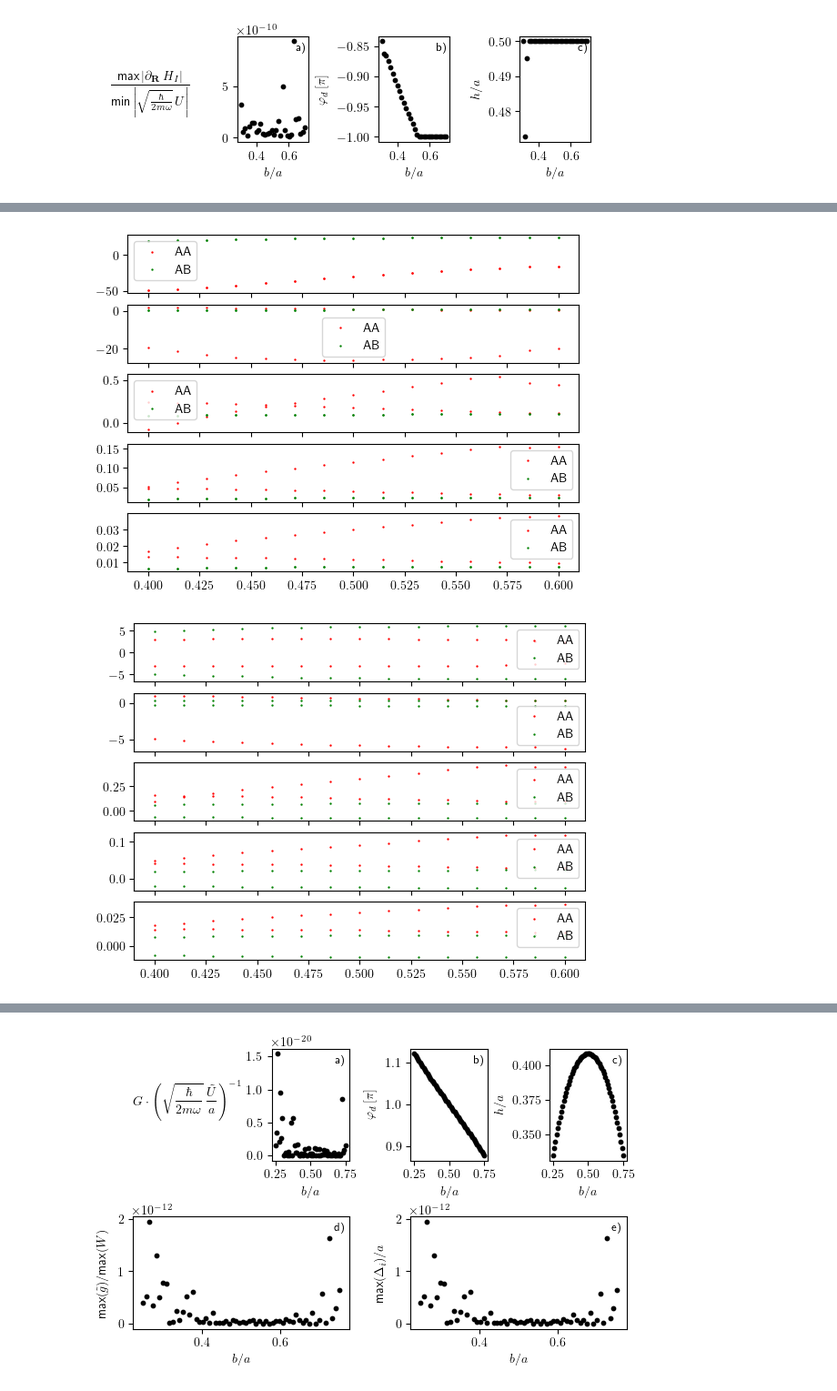
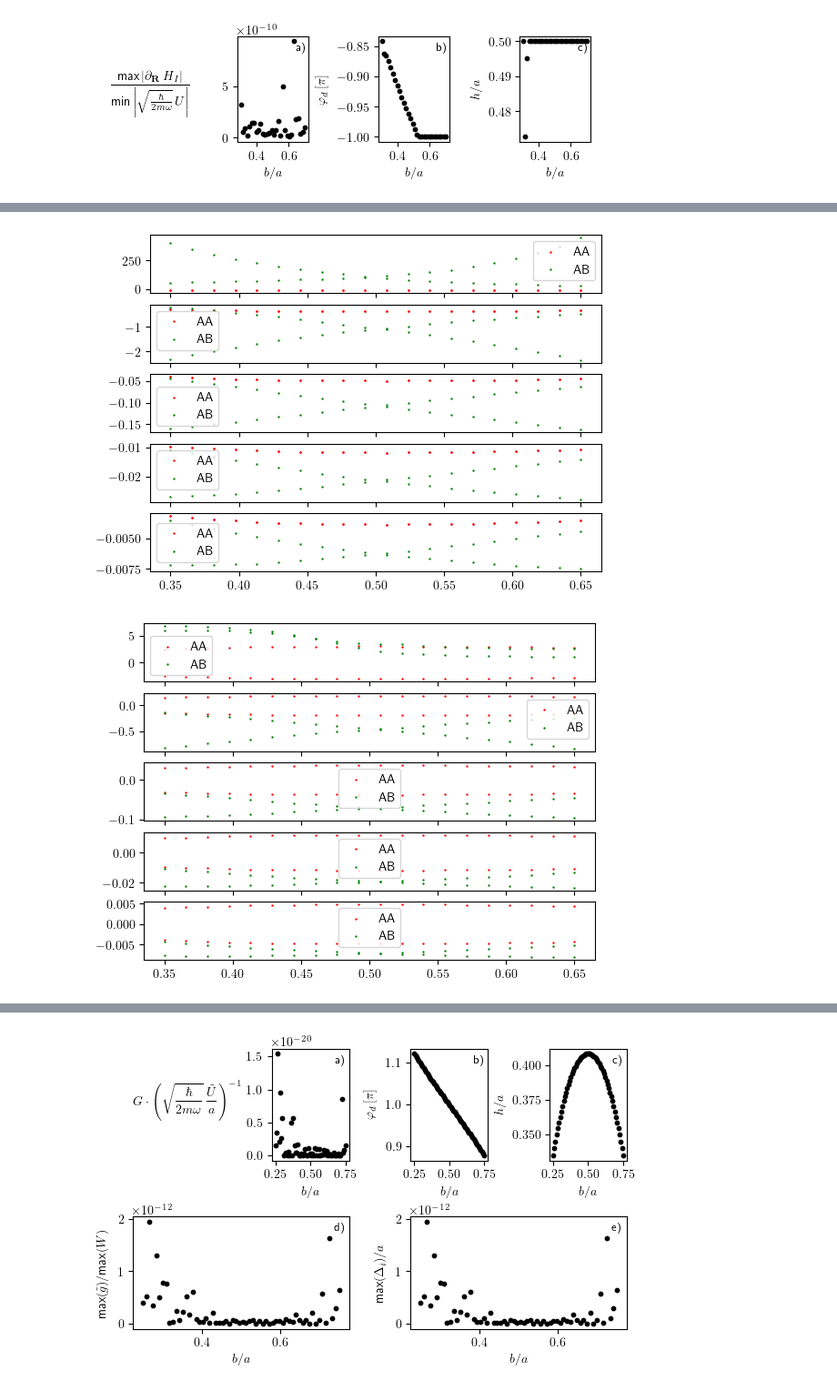
Before and after one commit to ChriGomm/master, a Jupyter notebook: numerics/interactions.ipynb, the cells around one changed output, grey strips where cells are left out. Shown at 91% size. Saved outputs shown, nothing was run; the diff lists cells and outputs as text; code cells hidden in the pictures.

```diff
--- a/numerics/interactions.ipynb
+++ b/numerics/interactions.ipynb
@@ -1783,6 +1968,7 @@ plt.show()
 # %%
-phis_plot = phis
-hs_plot = hs
+l =0
+phis_plot = opt_param[l][0]
+hs_plot = opt_param[l][1]
 setup = Setup_Fig(name_of_plot='lam2_anal_ml.png',fig_width=7,fig_height=4,xax_share=True,joined=True)
 fig = plt.figure(figsize=(setup.fig_width,setup.fig_height))
 fig.tight_layout()
@@ -1802,21 +1988,22 @@ pad = 7
 # b = np.linspace(0.3,0.7,N)
 for i in range(N):
 
+
     # dmat = hopping_Ham(b[i],hs[i],(m*w**2*r**2/V)[-1]/10**8,a,chain_length,lambda x, y: dip_derivative_full_vec(x, y),np.array([np.cos(phis[i]),np.sin(phis[i])]))
-    dmat = hopping_Ham(b[i],hs[i],0.01,a,chain_length,lambda x, y: dip_derivative_full_vec(x, y),np.array([np.cos(phis[i]),np.sin(phis[i])]))
+    dmat = hopping_Ham(b[i],hs_plot[i],Deltas[l],a,chain_length,lambda x, y: dip_derivative_full_vec(x, y),np.array([np.cos(phis_plot[i]),np.sin(phis_plot[i])]))
     # bdg = BdG_Ham(b[i],hs[i],(m*w**2*r**2/V)[-1]/10**8,a,chain_length,lambda x, y: dip_derivative_full_vec(x, y),np.array([np.cos(phis[i]),np.sin(phis[i])]))
     eig = np.linalg.eigvals(dmat)
     # ax1.scatter(b[i],np.max(np.abs(np.real(eig))),color='0',s=10)
 
 
-    beta = grad_long_range(b[i],hs[i],a,chain_length,nom_der1_vec,np.array([np.cos(phis[i]),np.sin(phis[i])]))
+    beta = grad_long_range(b[i],hs_plot[i],a,chain_length,nom_der1_vec,np.array([np.cos(phis_plot[i]),np.sin(phis_plot[i])]))
     dis = np.linalg.solve(dmat,beta)
     h_new = beta-dmat@dis
     # ax3[1].scatter(b[i],np.max(h_new),color='0',s=10)
     # ax3[1].scatter(b[i]*np.ones(chain_length),beta,color='0',s=30)
     ax1.scatter(b[i],np.max(h_new)/(np.min(np.where(dmat==0,np.inf,np.abs(dmat)))*3/1000),color='0',s=10)
     # ax6.scatter(b[i],np.max(dis)*10**3,color='0',s=10)
-    ax5.scatter(b[i],np.max(dis),color='0',s=10)
+    ax5.scatter(b[i],np.max(np.abs(np.real(dis))),color='0',s=10)
     # ax5.scatter(b[i],np.max(beta),color='0',s=10)
     ax4.scatter(b[i],np.max(beta)/np.max(np.abs(dmat)),color='0',s=10)
     # ax4.scatter(b[i],np.max(np.abs(dmat)),color='0',s=10)
@@ -1839,12 +2026,12 @@ ax5.set_xlabel(r"$b/a$")
 ax4.set_ylabel(r"$\text{max}(\tilde{g})/\text{max}(W)$",labelpad=pad)
 # ax6.set_xlabel(r"$b/a$")
 # ax6.set_ylabel(r"$$\text{max}(\Delta_i)/\sqrt{\hbar/2m\omega}$$",labelpad=pad)
-ax4.text(0.93,0.88,"d)",fontsize=9,transform=ax4.transAxes)
-ax5.text(0.93,0.88,"e)",fontsize=9,transform=ax5.transAxes)
-ax1.text(0.82,0.87,"a)",fontsize=9,transform=ax1.transAxes)
-ax2.text(0.82,0.87,"b)",fontsize=9,transform=ax2.transAxes)
-ax3.text(0.82,0.87,"c)",fontsize=9,transform=ax3.transAxes)
+ax4.text(0.02,0.88,"d)",fontsize=9,transform=ax4.transAxes)
+ax5.text(0.02,0.88,"e)",fontsize=9,transform=ax5.transAxes)
+ax1.text(0.06,0.87,"a)",fontsize=9,transform=ax1.transAxes)
+ax2.text(0.06,0.87,"b)",fontsize=9,transform=ax2.transAxes)
+ax3.text(0.06,0.87,"c)",fontsize=9,transform=ax3.transAxes)
 plt.subplots_adjust(wspace=0.8,hspace=0.5)
-# plt.savefig("/home//christian/Documents/master/protocol/pictures/"+"tuning_first_order_to_zero2.pdf",bbox_inches='tight')#free_evol_1spto10coupling
+# plt.savefig("/home//christian/Documents/master/protocol/pictures/"+"tuning_first_order_to_zero3.pdf",bbox_inches='tight')#free_evol_1spto10coupling
 plt.show()
 # %% [output]
@@ -1852,31 +2108,36 @@ plt.show()
 # %%
 int_range = 5
+a=1
+# N= 30
+l = 10
+phis_plot = opt_param[l][0]
+hs_plot = opt_param[l][1]
 def interactions(b,h,d,interaction):
 
     interAA = np.zeros((int_range,2))
     interAB = np.zeros_like(interAA)
     for i in range(int_range):
-        distAA = np.array([[a*i+b,h],[i*a-b,-h]])
-        distAB = np.array([[-a*(i+1),0],[a*(i+1),0]])
+        distAB = np.array([[a*i+b,h],[(i+1)*a-b,-h]])
+        distAA = np.array([[-a*(i+1),0],[a*(i+1),0]])
         interAA[i] = interaction(distAA,d)
         interAB[i] = interaction(distAB,d)
     return interAA, interAB
 fig, ax = plt.subplots(int_range,1,sharex=True)
 fig2, ax2 = plt.subplots(int_range,1,sharex=True)
 for i in range(N):
-    d= np.array([np.cos(phis[i]),np.sin(phis[i])])
-    gradAA, gradAB = interactions(b[i],hs[i],d,lambda x, y: dip_derivative_full_vec(x, y))
-    hessAA, hessAB = interactions(b[i],hs[i],d,nom_der1_vec)
+    d= np.array([np.cos(phis_plot[i]),np.sin(phis_plot[i])])
+    gradAA, gradAB = interactions(b[i],hs_plot[i],d,lambda x, y: dip_derivative_full_vec(x, y))
+    hessAA, hessAB = interactions(b[i],hs_plot[i],d,nom_der1_vec)
     for n in range(int_range):
         ax[n].scatter([b[i]]*2,gradAA[n],color='red',label="AA")
         ax[n].scatter([b[i]]*2,gradAB[n],color='green',label="AB")
         ax2[n].scatter([b[i]]*2,hessAA[n],color='red',label="AA")
         ax2[n].scatter([b[i]]*2,hessAB[n],color='green',label="AB")
         if i ==0:
             ax[n].legend()
             ax2[n].legend()
 
 plt.show()
 # %% [output]
-[figure, old version]
+[figure, new version]
-[figure, old version]
+[figure, new version]
```
Also changed, not shown: parts of 19 cells of this notebook, 53 other files.
